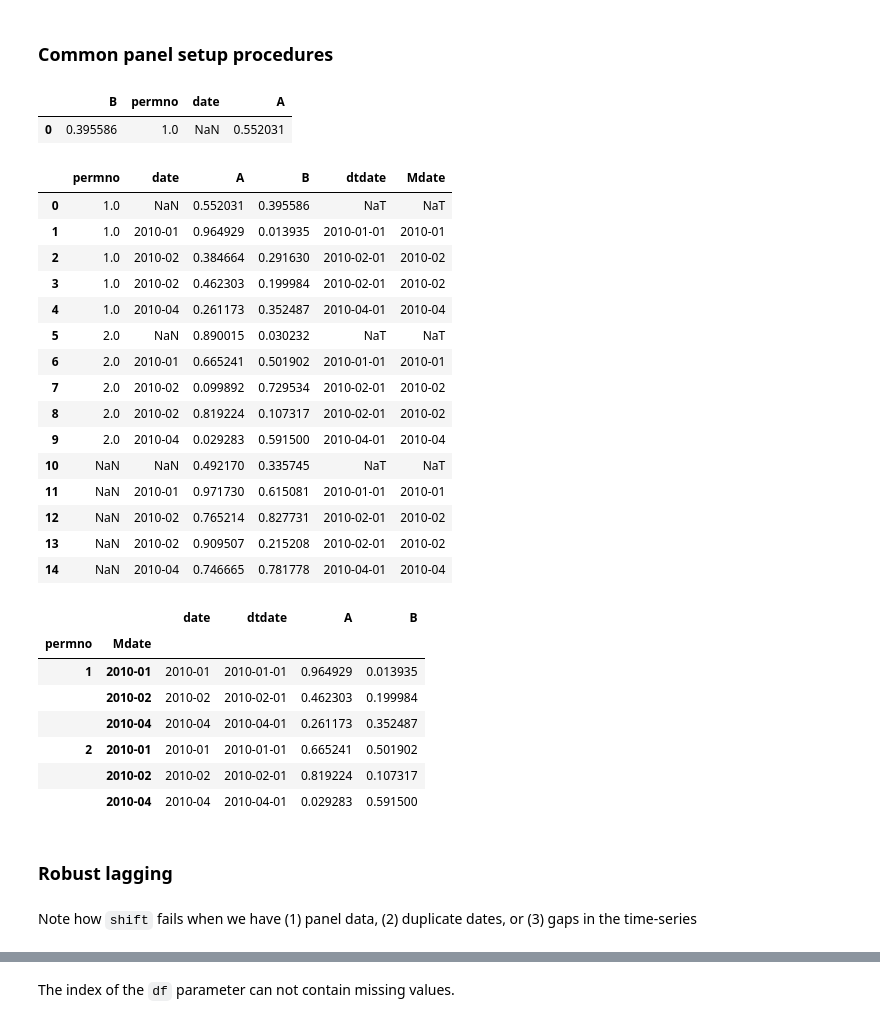
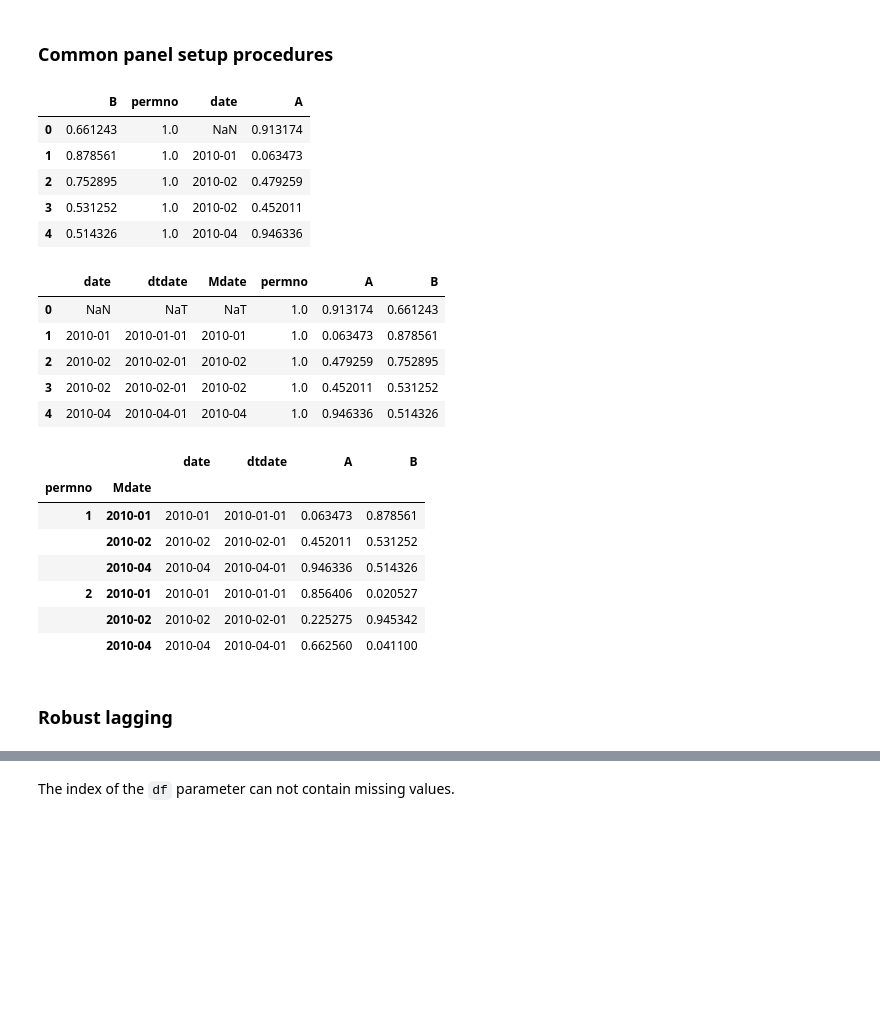
Before and after one commit to ionmihai/pandasmore, a Jupyter notebook: nbs/00_core.ipynb, the cells around one changed output, grey strips where cells are left out. Saved outputs shown, nothing was run; the diff lists cells and outputs as text; code cells hidden in the pictures; blank space fills up the shorter version.

Commit message:
finished docs for panel setup functions

```diff
--- a/nbs/00_core.ipynb
+++ b/nbs/00_core.ipynb
@@ -47,43 +47,39 @@ raw
 # %%
 #|export
 def order_columns(df: pd.DataFrame, these_first: List[str]) -> pd.DataFrame:
-    """Returns df with reordered columns. Use as df = order_columns(df,_)"""
+    """Returns `df` with reordered columns. Use as `df = order_columns(df,_)`"""
     remaining = [x for x in df.columns if x not in these_first]
     return df[these_first + remaining]
 # %%
-order_columns(raw.head(1), ['B'])
+order_columns(raw, these_first=['B']).head()
 # %% [output]
 |  | B | permno | date | A |
-| 0 | 0.395586 | 1.0 | NaN | 0.552031 |
+| 0 | 0.661243 | 1.0 | NaN | 0.913174 |
+| 1 | 0.878561 | 1.0 | 2010-01 | 0.063473 |
+| 2 | 0.752895 | 1.0 | 2010-02 | 0.479259 |
+| 3 | 0.531252 | 1.0 | 2010-02 | 0.452011 |
+| 4 | 0.514326 | 1.0 | 2010-04 | 0.946336 |
 # %%
 #|export
-def process_dates(df: pd.DataFrame,
-                time_var: str='date',
-                time_var_format: str='%Y-%m-%d',
-                freq: str=None,
-                dtdate_var: str='dtdate'
+def process_dates(df: pd.DataFrame, # Function returns copy of this df with `dtdate_var` and `f'{freq}date'` cols added
+                time_var: str='date', # This will be the date variable used to generate datetime var `dtdate_var`
+                time_var_format: str='%Y-%m-%d', # Format of `time_var`; must be valid pandas `strftime`
+                dtdate_var: str='dtdate', # Name of datetime var to be created from `time_var`
+                freq: str=None, # Used to create `f'{freq}date'` period date; must be valid pandas offset string
                 ) -> pd.DataFrame:
-    """Makes datetime date `dtdate_var` from 'time_var'; adds period date with given 'freq"""
+    """Makes datetime date `dtdate_var` from `time_var`; adds period date `f'{freq}date'`."""
+
     df = df.copy()
     df[dtdate_var] = pd.to_datetime(df[time_var], format=time_var_format)
     df[f'{freq}date'] = df['dtdate'].dt.to_period(freq)
-    return df
+    return order_columns(df, [time_var,dtdate_var,f'{freq}date'])
 # %%
-process_dates(raw, time_var_format="%Y-%m", freq='M')
+newdf = process_dates(raw, time_var_format="%Y-%m", freq='M')
+newdf.head()
 # %% [output]
-|  | permno | date | A | B | dtdate | Mdate |
-| 0 | 1.0 | NaN | 0.552031 | 0.395586 | NaT | NaT |
-| 1 | 1.0 | 2010-01 | 0.964929 | 0.013935 | 2010-01-01 | 2010-01 |
-| 2 | 1.0 | 2010-02 | 0.384664 | 0.291630 | 2010-02-01 | 2010-02 |
-| 3 | 1.0 | 2010-02 | 0.462303 | 0.199984 | 2010-02-01 | 2010-02 |
-| 4 | 1.0 | 2010-04 | 0.261173 | 0.352487 | 2010-04-01 | 2010-04 |
-| 5 | 2.0 | NaN | 0.890015 | 0.030232 | NaT | NaT |
-| 6 | 2.0 | 2010-01 | 0.665241 | 0.501902 | 2010-01-01 | 2010-01 |
-| 7 | 2.0 | 2010-02 | 0.099892 | 0.729534 | 2010-02-01 | 2010-02 |
-| 8 | 2.0 | 2010-02 | 0.819224 | 0.107317 | 2010-02-01 | 2010-02 |
-| 9 | 2.0 | 2010-04 | 0.029283 | 0.591500 | 2010-04-01 | 2010-04 |
-| 10 | NaN | NaN | 0.492170 | 0.335745 | NaT | NaT |
-| 11 | NaN | 2010-01 | 0.971730 | 0.615081 | 2010-01-01 | 2010-01 |
-| 12 | NaN | 2010-02 | 0.765214 | 0.827731 | 2010-02-01 | 2010-02 |
-| 13 | NaN | 2010-02 | 0.909507 | 0.215208 | 2010-02-01 | 2010-02 |
-| 14 | NaN | 2010-04 | 0.746665 | 0.781778 | 2010-04-01 | 2010-04 |
+|  | date | dtdate | Mdate | permno | A | B |
+| 0 | NaN | NaT | NaT | 1.0 | 0.913174 | 0.661243 |
+| 1 | 2010-01 | 2010-01-01 | 2010-01 | 1.0 | 0.063473 | 0.878561 |
+| 2 | 2010-02 | 2010-02-01 | 2010-02 | 1.0 | 0.479259 | 0.752895 |
+| 3 | 2010-02 | 2010-02-01 | 2010-02 | 1.0 | 0.452011 | 0.531252 |
+| 4 | 2010-04 | 2010-04-01 | 2010-04 | 1.0 | 0.946336 | 0.514326 |
@@ -116,19 +112,17 @@ def setup_panel(df: pd.DataFrame,
 # %%
 df = setup_panel(raw,
-                 entity_var='permno',
+                 panel_ids='permno',
                  time_var='date', time_var_format="%Y-%m",
                  freq='M')
 df
 # %% [output]
 |  |  | date | dtdate | A | B |
 | permno | Mdate |  |  |  |  |
-| 1 | 2010-01 | 2010-01 | 2010-01-01 | 0.964929 | 0.013935 |
-|  | 2010-02 | 2010-02 | 2010-02-01 | 0.462303 | 0.199984 |
-|  | 2010-04 | 2010-04 | 2010-04-01 | 0.261173 | 0.352487 |
-| 2 | 2010-01 | 2010-01 | 2010-01-01 | 0.665241 | 0.501902 |
-|  | 2010-02 | 2010-02 | 2010-02-01 | 0.819224 | 0.107317 |
-|  | 2010-04 | 2010-04 | 2010-04-01 | 0.029283 | 0.591500 |
+| 1 | 2010-01 | 2010-01 | 2010-01-01 | 0.063473 | 0.878561 |
+|  | 2010-02 | 2010-02 | 2010-02-01 | 0.452011 | 0.531252 |
+|  | 2010-04 | 2010-04 | 2010-04-01 | 0.946336 | 0.514326 |
+| 2 | 2010-01 | 2010-01 | 2010-01-01 | 0.856406 | 0.020527 |
+|  | 2010-02 | 2010-02 | 2010-02-01 | 0.225275 | 0.945342 |
+|  | 2010-04 | 2010-04 | 2010-04-01 | 0.662560 | 0.041100 |
 # %% [markdown]
 ### Robust lagging
-# %% [markdown]
-Note how `shift` fails when we have (1) panel data, (2) duplicate dates, or (3) gaps in the time-series
```
Also changed, not shown: parts of 12 cells of this notebook, 3 other files.
